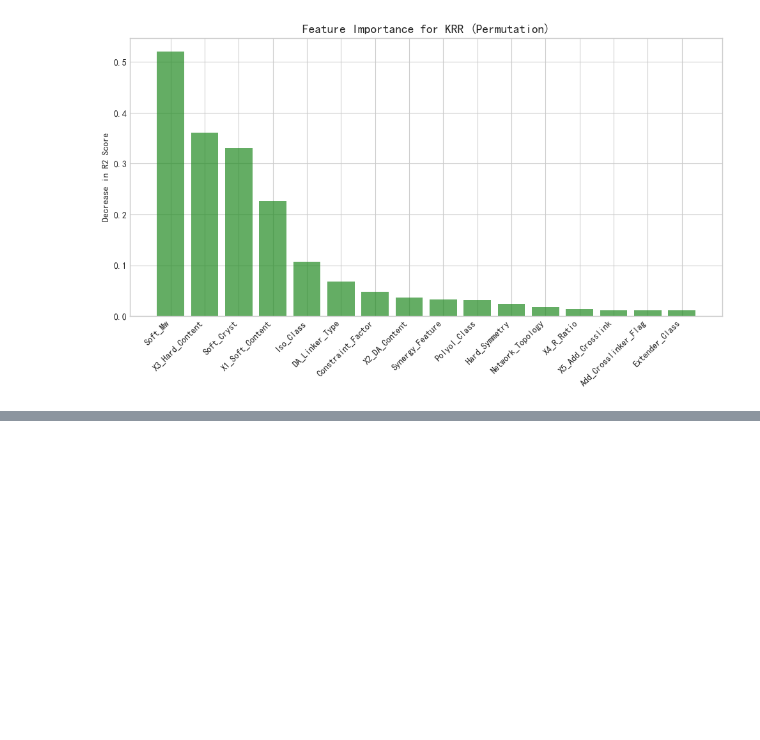
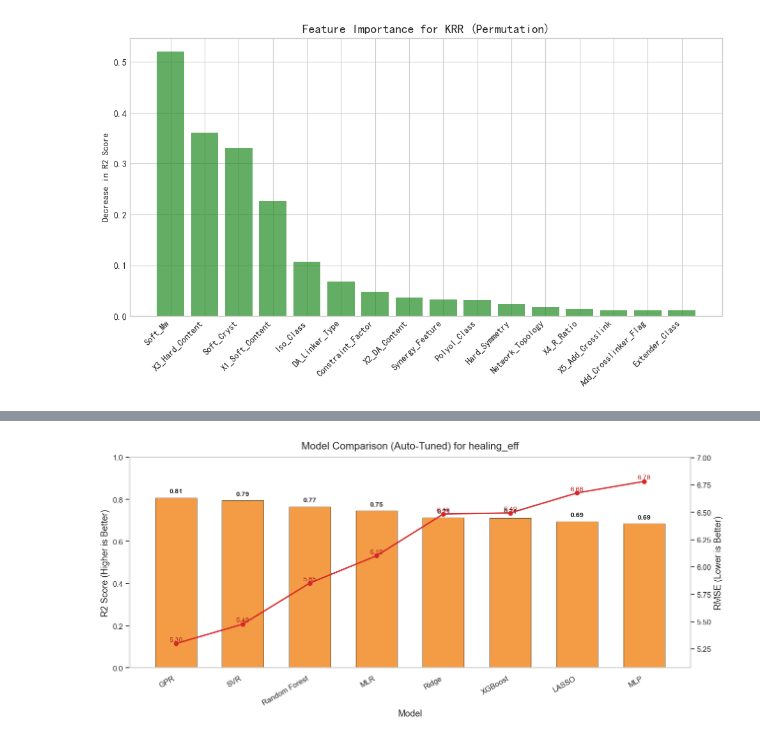
Before and after one commit to leonfighting-py/ML_DAPU, a Jupyter notebook: forecast_ML_1.9/alghorithm_multi_1.9_tensile.ipynb, the cells around one changed output, grey strips where cells are left out. Saved outputs shown, nothing was run; the diff lists cells and outputs as text; code cells hidden in the pictures; blank space fills up the shorter version.

```diff
--- a/forecast_ML_1.9/alghorithm_multi_1.9_tensile.ipynb
+++ b/forecast_ML_1.9/alghorithm_multi_1.9_tensile.ipynb
@@ -17,6 +17,14 @@ from xgboost import XGBRegressor
 from sklearn.gaussian_process import GaussianProcessRegressor
 from sklearn.gaussian_process.kernels import RBF, WhiteKernel, Matern, ConstantKernel as C,DotProduct, RationalQuadratic
 from sklearn.neural_network import MLPRegressor
-import shap
+from sklearn.linear_model import LinearRegression, Ridge, Lasso
+
+# 容错导入SHAP
+try:
+    import shap
+except Exception as e:
+    print(f"SHAP导入失败: {e}")
+    shap = None
+
 import warnings
 warnings.filterwarnings("ignore")
@@ -46,7 +56,6 @@ features_mech = [
     # --- 2. 身份层 (Identity) ---
     'DA_Linker_Type',       # 0=无, 1=糠胺, 2=糠醇 (替代原来的 DA_KA/KC)
     'Network_Topology',     # 0=主链, 1=侧链 (替代原来的 cross_class)
-    'Add_Crosslinker_Flag', # 0=无, 1=有额外死交联 (替代 Has_Non_DA)
     'Polyol_Class',         # 0=聚醚, 1=聚酯 (替代 Polyol_Type)
     'Iso_Class',            # 0=脂肪族, 1=芳香族 (替代 Iso_Type 1-5分)
 
@@ -55,8 +64,8 @@ features_mech = [
     'Constraint_Factor',    # 冻结因子 (关键!)
     'Hard_Symmetry',        # 硬段对称性
     'Soft_Cryst',           # 软段结晶性
-    'Synergy_Feature',      # 结晶协同因子
-    'Extender_Class'        # 扩链剂刚性 (DAG=0, BQDO=1)
+    'Synergy_Feature'       # 结晶协同因子
+    # 注意：Extender_Class、Add_Crosslinker_Flag 已删除（与 X5_Add_Crosslink 完全相关 r=1.0）
 ]
 
 # B. 愈合特征组 (用于预测 Healing Efficiency)
@@ -979,0 +1545,72 @@ print(res_df)
+# %%
+# 多模型能力横向对比: healing_eff(8种算法 + 动态路由自动调参)
+
+# 设置要预测的目标
+current_target = 'healing_eff'
+current_features = features_heal  # 注意: healing_eff 需要包含温度和时间特征
+
+# 获取数据
+X, y = get_clean_data(current_target, current_features, df)
+print(f"开始自动调参与模型对比,预测目标: {current_target} (样本数: {len(y)})")
+
+# 复用之前定义的基础模型和参数空间
+results_heal = []
+best_models_heal = {}
+
+for name in base_models.keys():
+    tuned_model, route_used, best_params, tune_rmse = tune_model_with_dynamic_route(
+        name, base_models[name], param_spaces[name], X, y
+    )
+    r2, rmse, _ = evaluate_model(tuned_model, X, y)
+    best_models_heal[name] = tuned_model
+    results_heal.append({
+        "Model": name, "Route": route_used, "R2": r2, "RMSE": rmse,
+        "Tune_CV_RMSE": tune_rmse, "Best_Params": best_params
+    })
+
+res_df_heal = pd.DataFrame(results_heal).sort_values(by="R2", ascending=False).reset_index(drop=True)
+print("\n排序后的模型性能(按 R2):")
+print(res_df_heal[["Model", "Route", "R2", "RMSE", "Tune_CV_RMSE"]])
+
+print("\n各模型最优参数:")
+for _, row in res_df_heal.iterrows():
+    print(f"\n[{row['Model']}] {row['Route']}")
+    print(row["Best_Params"])
+
+# 绘图
+fig, ax1 = plt.subplots(figsize=(13, 6))
+x_pos = np.arange(len(res_df_heal))
+
+# R2兜底显示：限制在[0, 1]，避免负值影响学术图展示
+r2_plot = res_df_heal['R2'].clip(lower=0, upper=1)
+
+ax1.bar(x_pos, r2_plot, alpha=0.88, width=0.62, color='#F28E2B', edgecolor='black', linewidth=0.5)
+ax1.set_xlabel("Model", fontsize=13)
+ax1.set_ylabel("R2 Score (Higher is Better)", fontsize=13)
+ax1.set_ylim(0, 1.0)
+ax1.set_xticks(x_pos)
+ax1.set_xticklabels(res_df_heal['Model'], rotation=30, ha='right', fontsize=11)
+ax1.tick_params(axis='y', labelsize=11)
+for i, r2 in enumerate(r2_plot):
+    if r2 > 0:
+        ax1.text(i, min(r2 + 0.015, 0.985), f"{r2:.2f}", ha='center', va='bottom', fontsize=10, fontweight='bold')
+
+ax2 = ax1.twinx()
+ax2.plot(x_pos, res_df_heal['RMSE'], marker='o', linewidth=2.0, linestyle='-', color='#D62728')
+ax2.set_ylabel("RMSE (Lower is Better)", fontsize=13)
+ax2.tick_params(axis='y', labelsize=11)
+rmse_min, rmse_max = res_df_heal['RMSE'].min(), res_df_heal['RMSE'].max()
+pad = (rmse_max - rmse_min) * 0.15 if rmse_max != rmse_min else 1.0
+ax2.set_ylim(rmse_min - pad, rmse_max + pad)
+for i, rmse in enumerate(res_df_heal['RMSE']):
+    ax2.text(i, rmse + (pad * 0.03), f"{rmse:.2f}", ha='center', va='bottom', color='#B22222', fontsize=10)
+
+plt.title(f"Model Comparison (Auto-Tuned) for {current_target}", fontsize=15, pad=12)
+ax1.grid(False)
+ax2.grid(False)
+fig.tight_layout(pad=1.2)
+plt.show()
+
+print("\n详细排名:")
+print(res_df_heal[["Model", "Route", "R2", "RMSE", "Tune_CV_RMSE"]])
+# %% [output]
@@ -979,0 +1634 @@ print(res_df)
+[figure, added]
```
Also changed, not shown: parts of 8 cells of this notebook, 1 other file.
